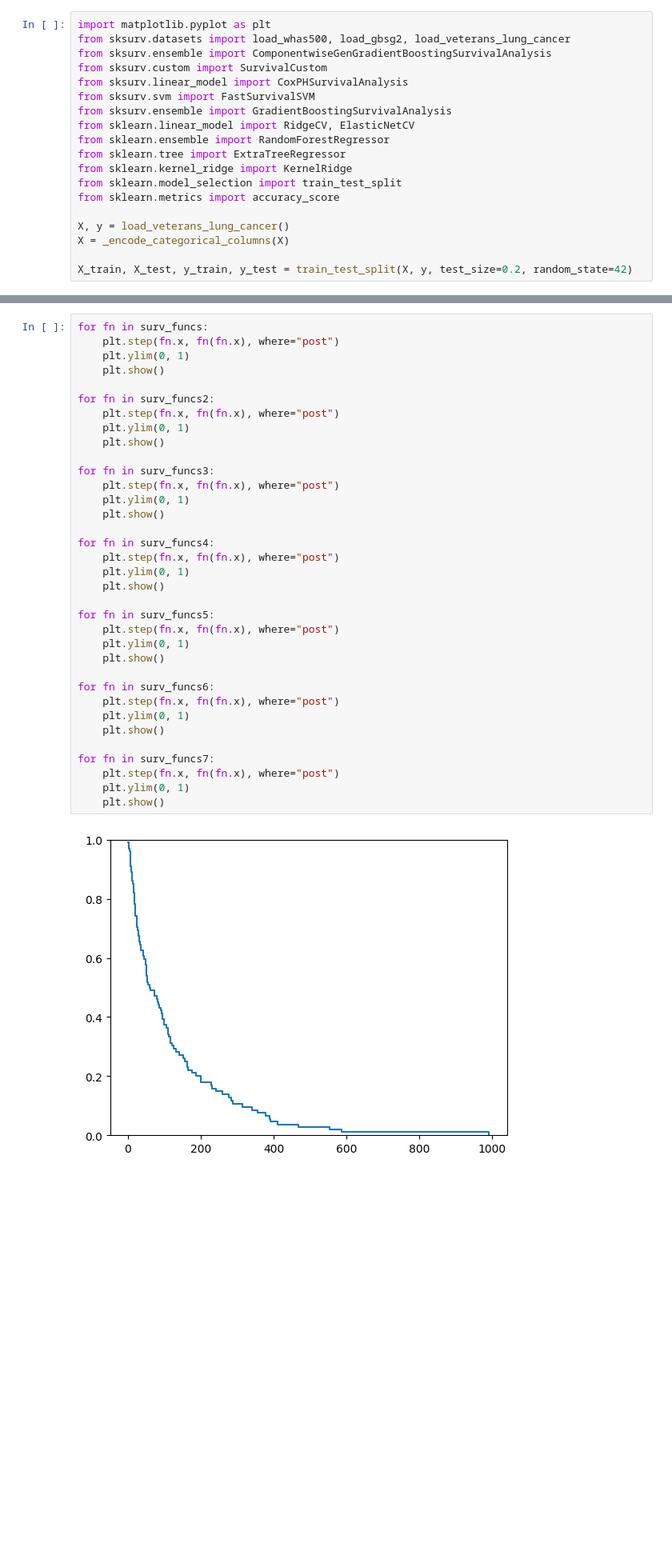
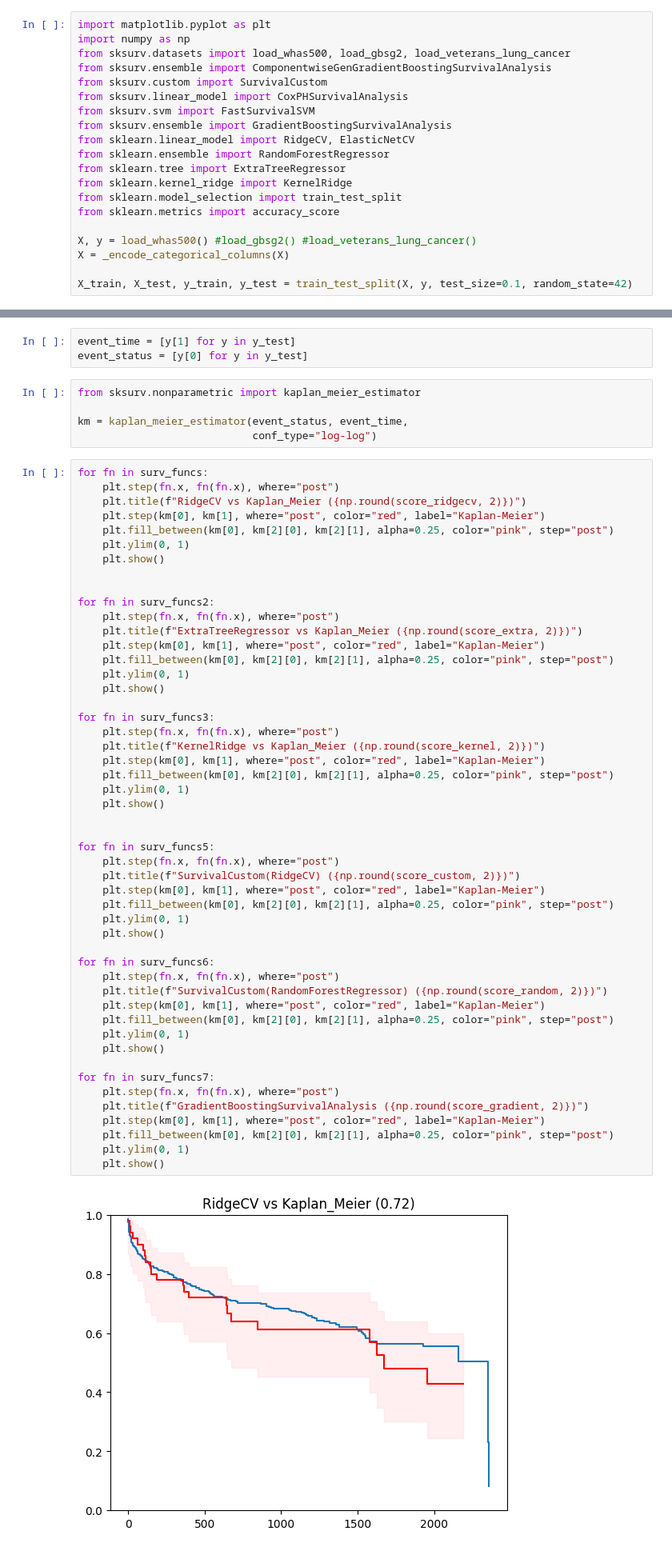
Before and after one commit to Techtonique/survivalist, a Jupyter notebook: examples/2024-11-14-scikit-survival.ipynb, the cells around one changed output, grey strips where cells are left out. Shown: that part at 80% size. Drawn from its saved outputs; the diff is of its cells as text; blank space fills up the shorter version.

```diff
--- a/examples/2024-11-14-scikit-survival.ipynb
+++ b/examples/2024-11-14-scikit-survival.ipynb
@@ -35,6 +52,7 @@ def _encode_categorical_columns(df, categorical_columns=None):
     return df_encoded
 # %%
 import matplotlib.pyplot as plt
+import numpy as np
 from sksurv.datasets import load_whas500, load_gbsg2, load_veterans_lung_cancer
 from sksurv.ensemble import ComponentwiseGenGradientBoostingSurvivalAnalysis
 from sksurv.custom import SurvivalCustom
@@ -48,7 +66,7 @@ from sklearn.kernel_ridge import KernelRidge
 from sklearn.model_selection import train_test_split
 from sklearn.metrics import accuracy_score
 
-X, y = load_veterans_lung_cancer()
+X, y = load_whas500() #load_gbsg2() #load_veterans_lung_cancer()
 X = _encode_categorical_columns(X)
 
-X_train, X_test, y_train, y_test = train_test_split(X, y, test_size=0.2, random_state=42)
+X_train, X_test, y_train, y_test = train_test_split(X, y, test_size=0.1, random_state=42)
@@ -97,37 +142,60 @@ print(estimator7.score(X_test, y_test))
+# %%
+event_time = [y[1] for y in y_test]
+event_status = [y[0] for y in y_test]
+# %%
+from sksurv.nonparametric import kaplan_meier_estimator
+
+km = kaplan_meier_estimator(event_status, event_time,
+                            conf_type="log-log")
 # %%
 for fn in surv_funcs:
     plt.step(fn.x, fn(fn.x), where="post")
+    plt.title(f"RidgeCV vs Kaplan_Meier ({np.round(score_ridgecv, 2)})")
+    plt.step(km[0], km[1], where="post", color="red", label="Kaplan-Meier")
+    plt.fill_between(km[0], km[2][0], km[2][1], alpha=0.25, color="pink", step="post")
     plt.ylim(0, 1)
     plt.show()
 
+
 for fn in surv_funcs2:
     plt.step(fn.x, fn(fn.x), where="post")
+    plt.title(f"ExtraTreeRegressor vs Kaplan_Meier ({np.round(score_extra, 2)})")
+    plt.step(km[0], km[1], where="post", color="red", label="Kaplan-Meier")
+    plt.fill_between(km[0], km[2][0], km[2][1], alpha=0.25, color="pink", step="post")
     plt.ylim(0, 1)
     plt.show()
 
 for fn in surv_funcs3:
     plt.step(fn.x, fn(fn.x), where="post")
+    plt.title(f"KernelRidge vs Kaplan_Meier ({np.round(score_kernel, 2)})")
+    plt.step(km[0], km[1], where="post", color="red", label="Kaplan-Meier")
+    plt.fill_between(km[0], km[2][0], km[2][1], alpha=0.25, color="pink", step="post")
     plt.ylim(0, 1)
     plt.show()
 
-for fn in surv_funcs4:
-    plt.step(fn.x, fn(fn.x), where="post")
-    plt.ylim(0, 1)
-    plt.show()
 
 for fn in surv_funcs5:
     plt.step(fn.x, fn(fn.x), where="post")
+    plt.title(f"SurvivalCustom(RidgeCV) ({np.round(score_custom, 2)})")
+    plt.step(km[0], km[1], where="post", color="red", label="Kaplan-Meier")
+    plt.fill_between(km[0], km[2][0], km[2][1], alpha=0.25, color="pink", step="post")
     plt.ylim(0, 1)
     plt.show()
 
 for fn in surv_funcs6:
     plt.step(fn.x, fn(fn.x), where="post")
+    plt.title(f"SurvivalCustom(RandomForestRegressor) ({np.round(score_random, 2)})")
+    plt.step(km[0], km[1], where="post", color="red", label="Kaplan-Meier")
+    plt.fill_between(km[0], km[2][0], km[2][1], alpha=0.25, color="pink", step="post")
     plt.ylim(0, 1)
     plt.show()
 
 for fn in surv_funcs7:
     plt.step(fn.x, fn(fn.x), where="post")
+    plt.title(f"GradientBoostingSurvivalAnalysis ({np.round(score_gradient, 2)})")
+    plt.step(km[0], km[1], where="post", color="red", label="Kaplan-Meier")
+    plt.fill_between(km[0], km[2][0], km[2][1], alpha=0.25, color="pink", step="post")
     plt.ylim(0, 1)
     plt.show()
 # %% [output]
-[figure, old version]
+[figure, new version]
```
Also changed, not shown: parts of 8 cells of this notebook, 2 other files.
